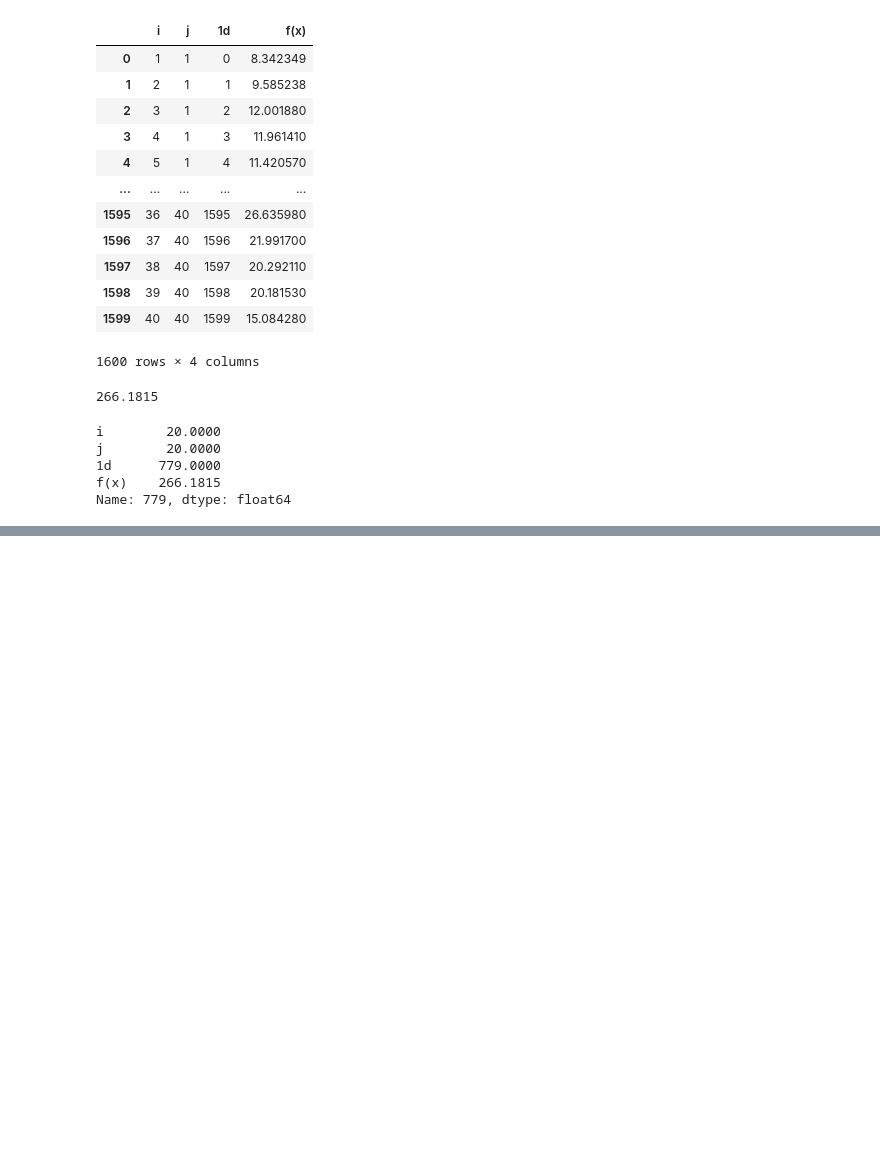
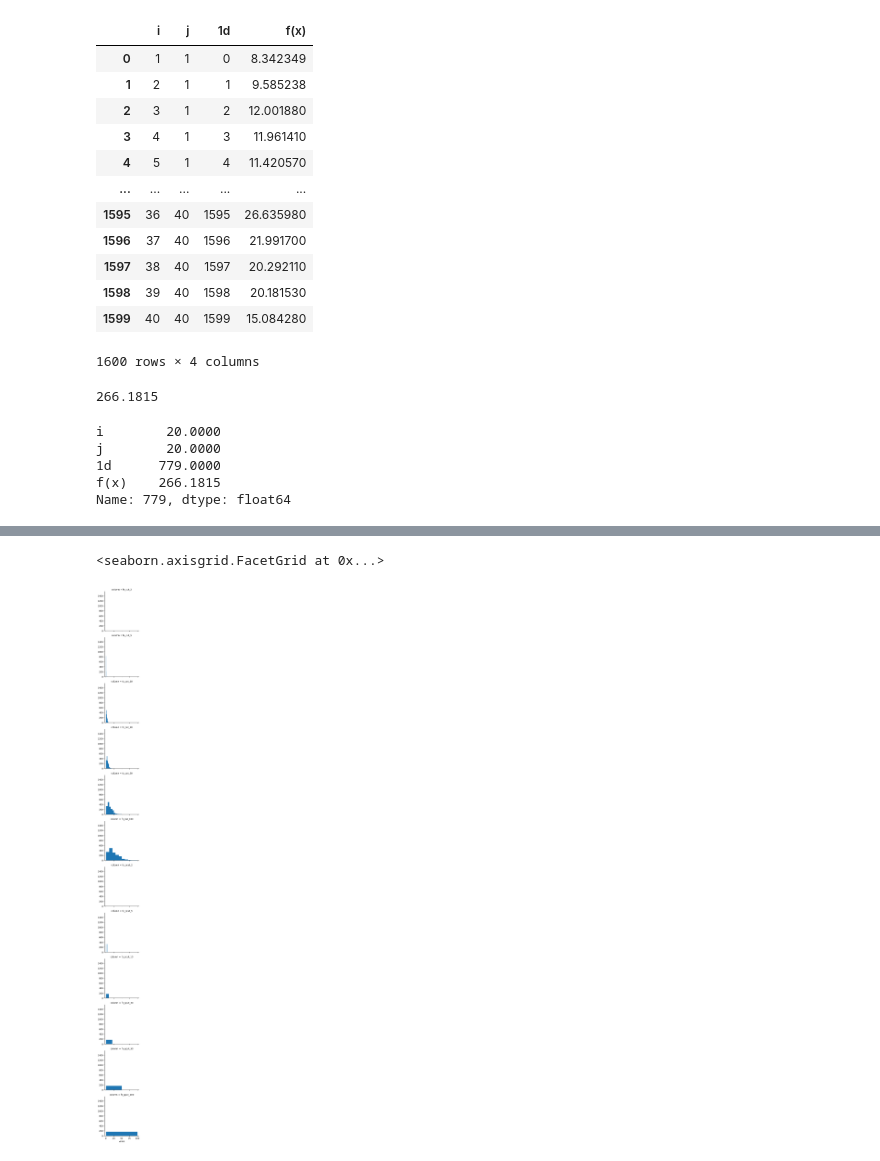
Before and after one commit to jeosol/learn-obj-function-surface, a Jupyter notebook: data_preparation.ipynb, the cells around one changed output, grey strips where cells are left out. Drawn from its saved outputs; the diff is of its cells as text; code cells hidden in the pictures; blank space fills up the shorter version.

```diff
--- a/data_preparation.ipynb
+++ b/data_preparation.ipynb
@@ -97,0 +181,6 @@ Name: 779, dtype: float64
+# %%
+col_names = [f'fx_cut_{num_bin}' for num_bin in num_bins] # [2, 10, 10, 20, 50]]
+col_names +=[f'fx_qcut_{num_bin}' for num_bin in num_bins] #[2, 10, 10, 20, 50]]
+# %%
+fdf = model_df[col_names]
+fdf
@@ -97,0 +201,3 @@ Name: 779, dtype: float64
+# %%
+fdf_melted = fdf.melt(var_name='column')
+fdf_melted
@@ -97,0 +218,6 @@ Name: 779, dtype: float64
+# %%
+g = sns.FacetGrid(fdf_melted, row='column')
+g.map(plt.hist, 'value')
+# %% [output]
+<seaborn.axisgrid.FacetGrid at 0x...>
+[figure, added]
```
Also changed, not shown: parts of 8 cells of this notebook.
